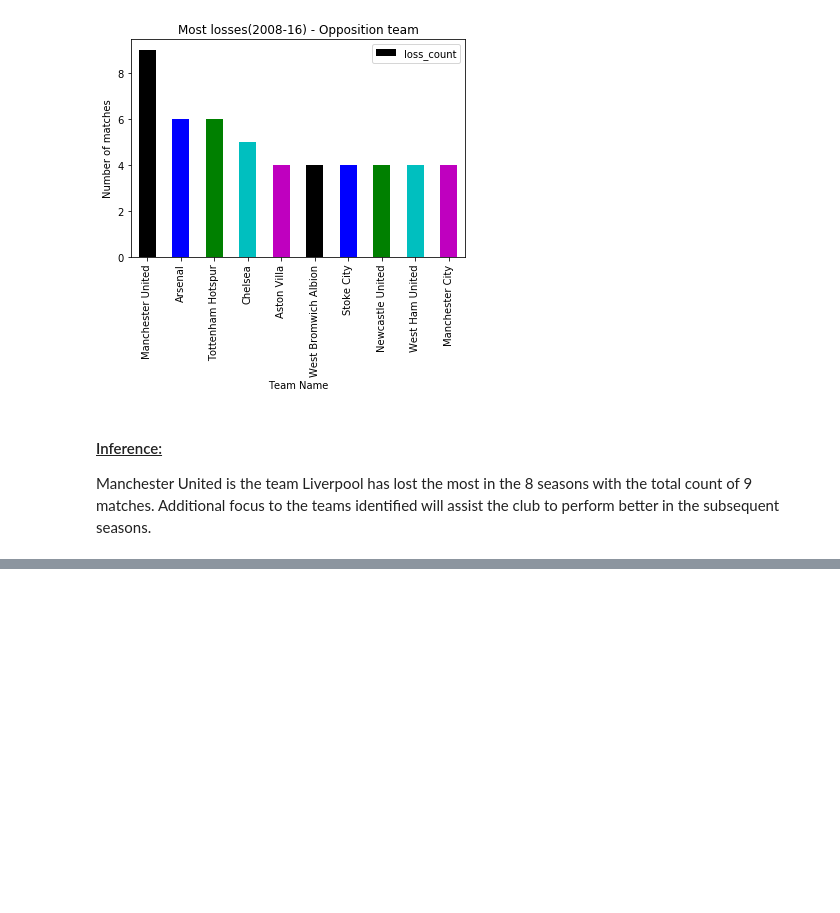
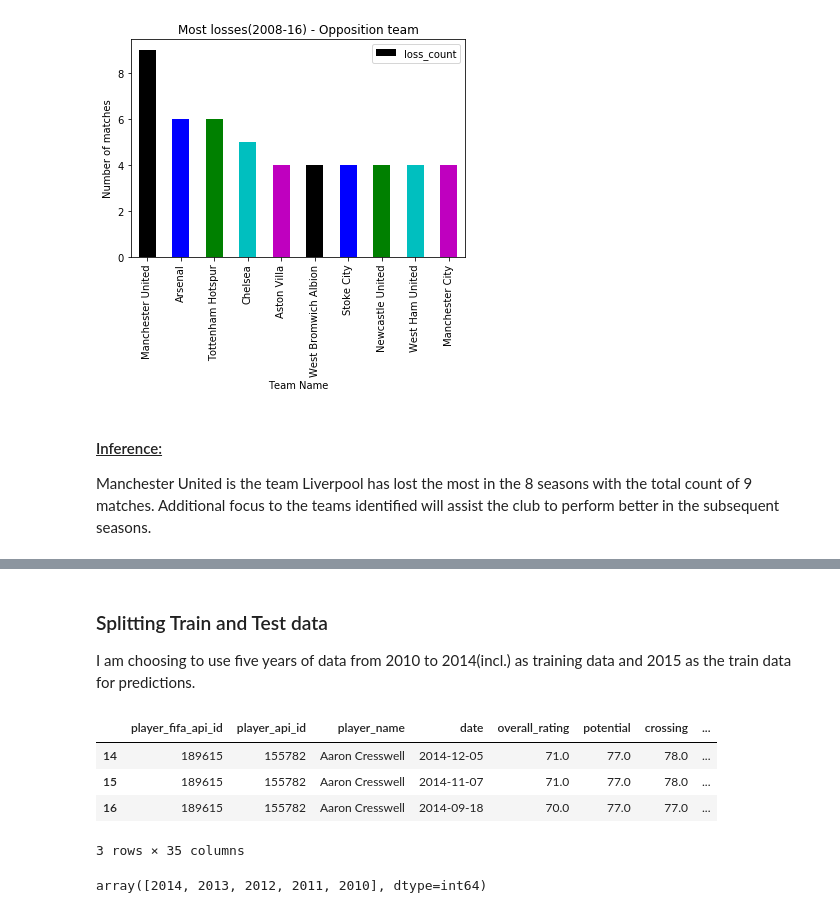
Before and after one commit to battery-code/soccer-data-analysis, a Jupyter notebook: European Soccer Project.ipynb, the cells around one changed output, grey strips where cells are left out. Cells and saved outputs as stored; diff of their text form; code cells hidden in the pictures; blank space fills up the shorter version.

```diff
--- a/European Soccer Project.ipynb
+++ b/European Soccer Project.ipynb
@@ -235,0 +266,4 @@ Additional focus to the teams identified will assist the club to perform better
+# %%
+#pop the last duplicate player_name col
+col_list1.pop()
+col_list1
@@ -235,0 +288,2 @@ Additional focus to the teams identified will assist the club to perform better
+# %%
+players_df = players_df[col_list1]
@@ -235,0 +297,6 @@ Additional focus to the teams identified will assist the club to perform better
+# %%
+#correcting data type
+players_df['date'] = pd.to_datetime(players_df['date'])
+# %%
+#extract year
+players_df['rating_year'] = players_df['date'].dt.year
@@ -235,0 +305,13 @@ Additional focus to the teams identified will assist the club to perform better
+# %% [markdown]
+### Splitting Train and Test data
+I am choosing to use five years of data from 2010 to 2014(incl.) as training data and 2015 as the train data for predictions.
+# %%
+#plan to analyse the performance for 5 years 2010 to 2014 and predict 2015 so removing other rows
+players_df_train = players_df.loc[(players_df['rating_year'] > 2009) & (players_df['rating_year'] < 2015) ]
+players_df_train.head(3)
+# %% [output]
+|  | player_fifa_api_id | player_api_id | player_name | date | overall_rating | potential | crossing | ... |
+| 14 | 189615 | 155782 | Aaron Cresswell | 2014-12-05 | 71.0 | 77.0 | 78.0 | ... |
+| 15 | 189615 | 155782 | Aaron Cresswell | 2014-11-07 | 71.0 | 77.0 | 78.0 | ... |
+| 16 | 189615 | 155782 | Aaron Cresswell | 2014-09-18 | 70.0 | 77.0 | 77.0 | ... |
+3 rows × 35 columns
@@ -235,0 +320,4 @@ Additional focus to the teams identified will assist the club to perform better
+# %%
+players_df_train['rating_year'].unique()
+# %% [output]
+array([2014, 2013, 2012, 2011, 2010], dtype=int64)
```
Also changed, not shown: parts of 16 cells of this notebook.
